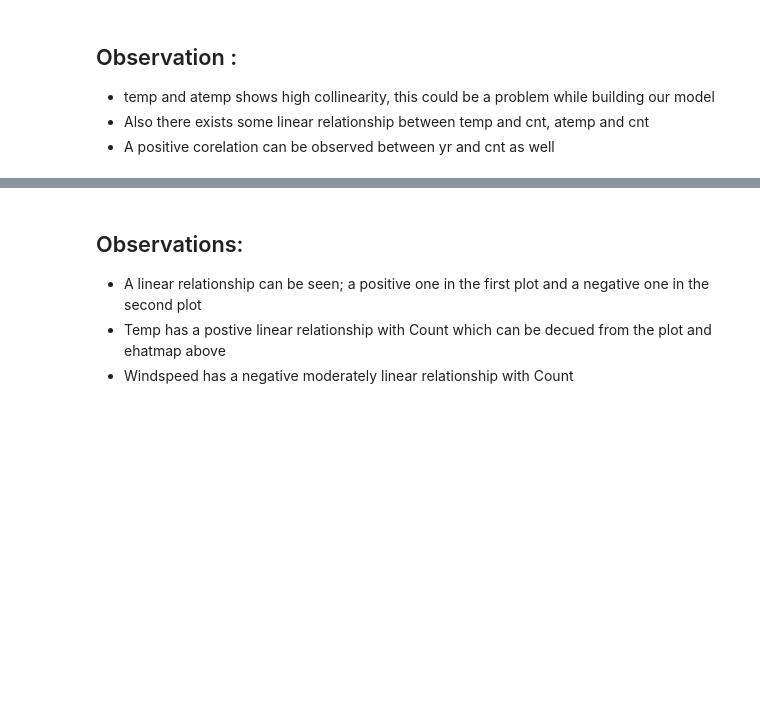
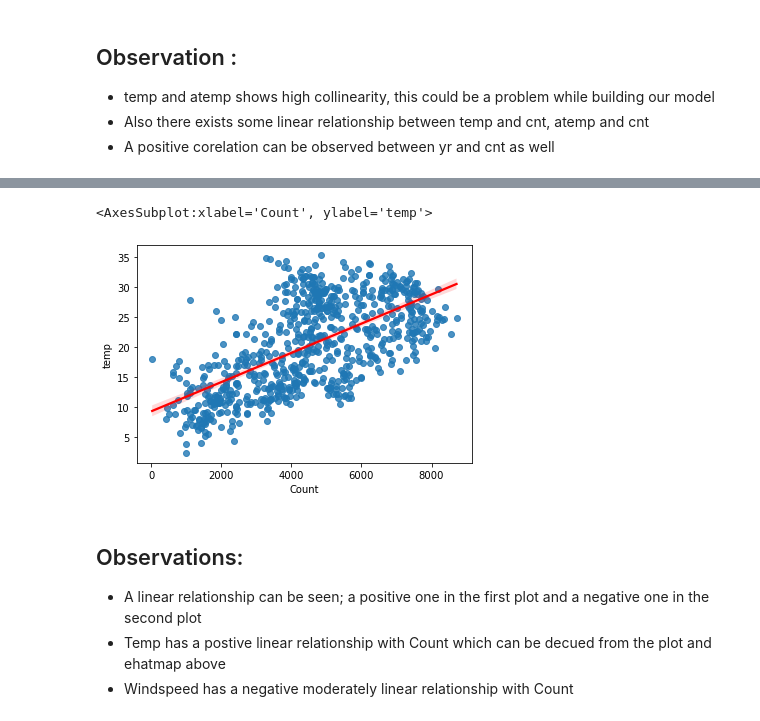
Before and after one commit to basil-16/BikeSharingAssignment, a Jupyter notebook: BikeSharingAssignment.ipynb, the cells around one changed output, grey strips where cells are left out. Saved outputs shown, nothing was run; the diff lists cells and outputs as text; code cells hidden in the pictures; blank space fills up the shorter version.

```diff
--- a/BikeSharingAssignment.ipynb
+++ b/BikeSharingAssignment.ipynb
@@ -402,3 +402,8 @@ sns.regplot(x = data["windspeed"], y = data["Count"], line_kws={"color" : "r"})
+# %%
+sns.regplot(x = data["Count"], y = data["temp"], line_kws={"color" : "r"})
+# %% [output]
+<AxesSubplot:xlabel='Count', ylabel='temp'>
+[figure, added]
 # %% [markdown]
 ## Observations:
 - A linear relationship can be seen; a positive one in the first plot and a negative one in the second plot
```
Also changed, not shown: parts of 17 cells of this notebook.
